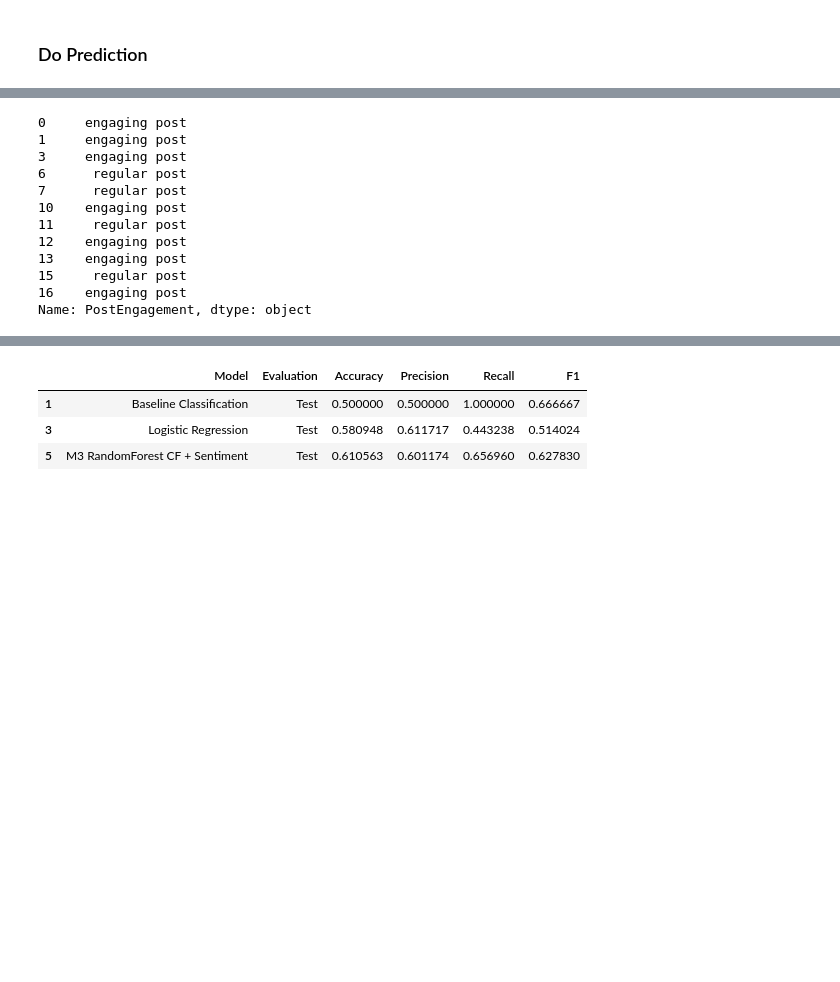
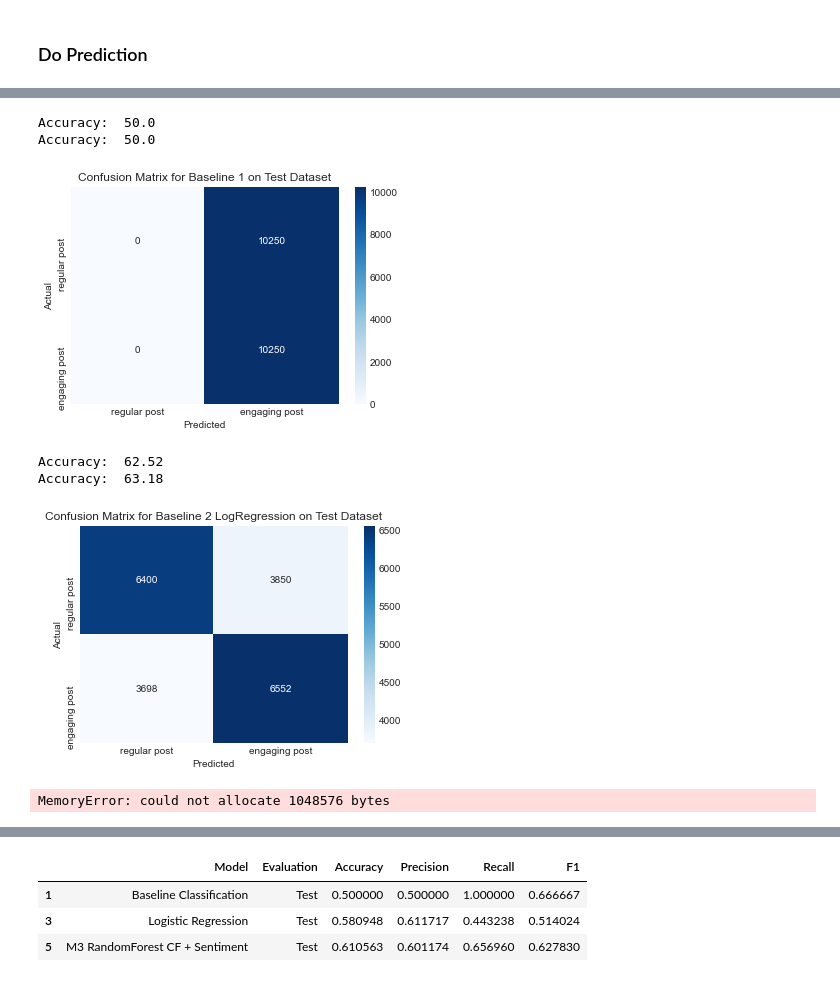
Before and after one commit to dario-x/user-post-popularity-prediction, a Jupyter notebook: Prediction.ipynb, the cells around one changed output, grey strips where cells are left out. Cells and saved outputs as stored; diff of their text form; code cells hidden in the pictures; blank space fills up the shorter version.

Commit message:
improved visuals and other improvements

```diff
--- a/Prediction.ipynb
+++ b/Prediction.ipynb
@@ -141,5 +154,5 @@ def shuffle_and_select_top_n(X, y, stratify_col, top_n=1000, random_state=7):
     return X_new, y_new
 
 
-X_train, y_train = shuffle_and_select_top_n(X_train, y_train, stratify_col='PostEngagementTopFlop25', top_n=20000)
-X_test, y_test = shuffle_and_select_top_n(X_test, y_test, stratify_col='PostEngagementTopFlop25', top_n=5000)
+#X_train, y_train = shuffle_and_select_top_n(X_train, y_train, stratify_col='PostEngagementTopFlop25', top_n=20000)
+#X_test, y_test = shuffle_and_select_top_n(X_test, y_test, stratify_col='PostEngagementTopFlop25', top_n=5000)
@@ -839,0 +753,38 @@ ________________________________________________________________________________
+# %%
+# Load the DistilBERT model
+distilbert_model = TFDistilBertModel.from_pretrained("distilbert-base-german-cased", from_pt=True)
+# Freeze some layers in the DistilBERT model to reduce computational cost
+for layer in distilbert_model.layers[:3]:  # Adjust based on experimentation
+    layer.trainable = False
+
+
+# Define the BERT model
+def bert_model():
+
+    # Define input layers for FullText
+    input_fulltext_ids_bert = Input(shape=(125,), dtype=tf.int32, name="fulltext_input_ids_bert")
+    input_fulltext_mask_bert = Input(shape=(125,), dtype=tf.int32, name="fulltext_attention_mask_bert")
+
+    # Obtain DistilBERT embeddings for FullText
+    distilbert_fulltext_outputs_bert = distilbert_model([input_fulltext_ids_bert, input_fulltext_mask_bert])
+    distilbert_output_fulltext_bert = distilbert_fulltext_outputs_bert.last_hidden_state[:, 0, :]  # CLS token representation
+
+    # Output layer for binary classification
+    output_bert = Dense(1, activation="sigmoid")(distilbert_output_fulltext_bert)
+
+    # Define and compile the model
+    model = Model(
+        inputs=[input_fulltext_ids_bert, input_fulltext_mask_bert],
+        outputs=output_bert
+    )
+
+    model.compile(
+        optimizer="adam",
+        loss="binary_crossentropy",
+        metrics=["accuracy"]
+    )
+    return model
+
+
+# Add the model to the classification models dictionary
+classification_models["D4 BERT"] = "bert"
@@ -979,15 +1158,10 @@ evaluation_dfs_classification, examples_df = run_experiments(classification_mode
-# %%
-y_train["PostEngagement"].head(11)
-# %% [output]
-0     engaging post
-1     engaging post
-3     engaging post
-6      regular post
-7      regular post
-10    engaging post
-11     regular post
-12    engaging post
-13    engaging post
-15     regular post
-16    engaging post
-Name: PostEngagement, dtype: object
+# %%
+evaluation_dfs_classification, examples_df, prediction_collection = run_experiments(classification_models, df_merged)
+# %% [output]
+Accuracy:  50.0
+Accuracy:  50.0
+[figure, added]
+Accuracy:  62.52
+Accuracy:  63.18
+[figure, added]
+MemoryError: could not allocate 1048576 bytes
```
Also changed, not shown: parts of 34 cells of this notebook, 35 other files.
